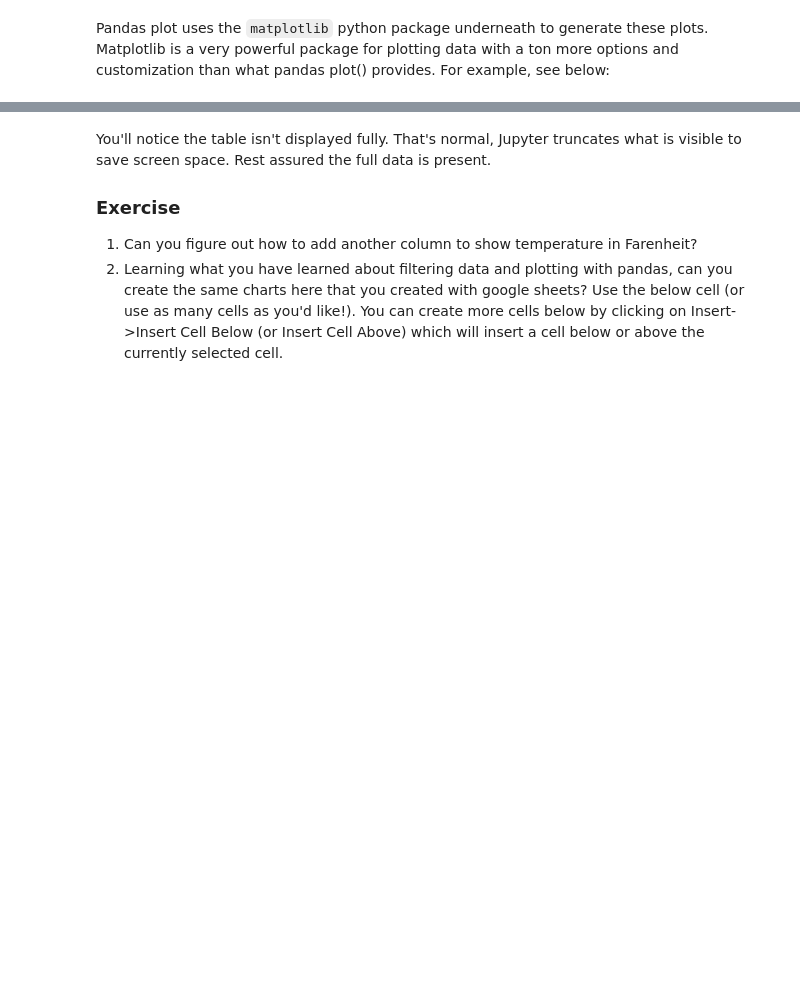
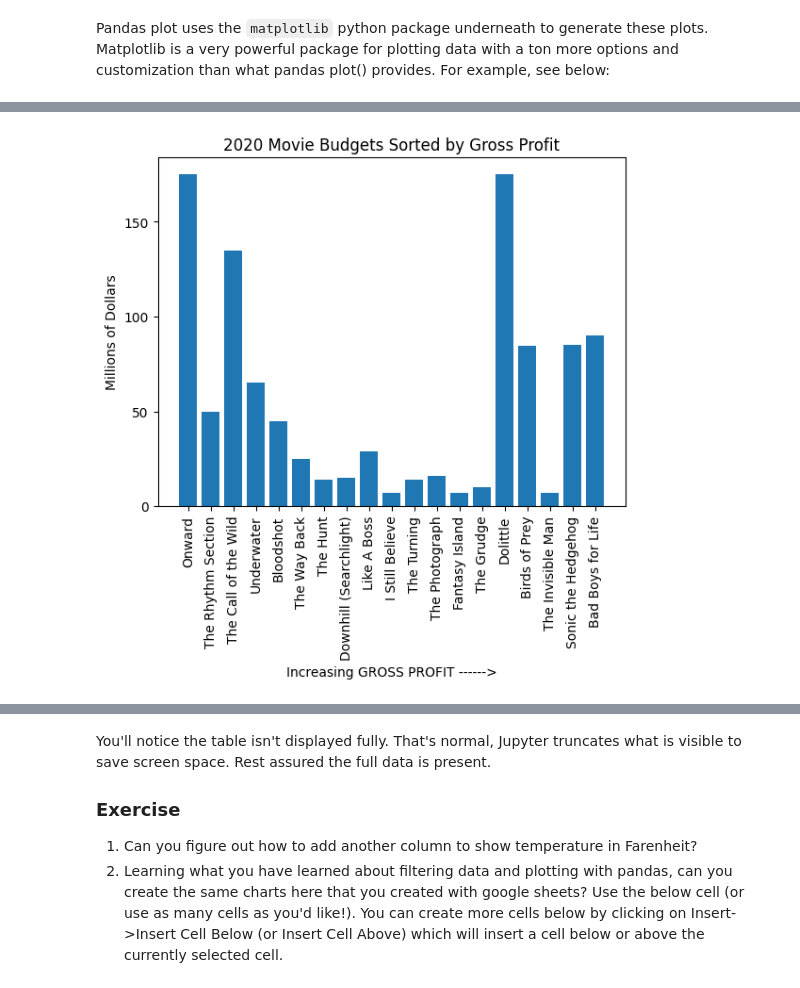
Before and after one commit to secondspass/power_outages_medically_vulnerable_populations, a Jupyter notebook: main.ipynb, the cells around one changed output, grey strips where cells are left out. Cells and saved outputs as stored; diff of their text form; code cells hidden in the pictures; blank space fills up the shorter version.

```diff
--- a/main.ipynb
+++ b/main.ipynb
@@ -223,0 +292,8 @@ Now lets practice loading up our actual datasets and generating plots. Similar t
+# %%
+# add a new column to the DataFrame that calculates the revenue (BOX OFFICE - BUDGET)
+df_sorted['GROSS PROFIT'] = df_sorted['BOX OFFICE'] - df_sorted['BUDGET']
+
+# Resort the data by Gross Profit.
+
+df_sorted2 = df_sorted.sort_values(by='GROSS PROFIT')
+df_sorted2
@@ -223,0 +318,16 @@ Now lets practice loading up our actual datasets and generating plots. Similar t
+# %%
+#Now plot the data by movie name and budget/
+plt.yticks([0, 50000000, 100000000, 150000000, 200000000], ['0', '50', '100', '150', '200']);
+# add y label for millions of dollars
+plt.ylabel('Millions of Dollars');
+plt.xlabel('Increasing GROSS PROFIT ------>');
+# add a title to the top of the graph
+plt.title('2020 Movie Budgets Sorted by Gross Profit');
+# rotate x axis labels 90 degrees
+plt.xticks(rotation=90);
+
+plt.bar(df_sorted2['MOVIE'], df_sorted2['BUDGET']);
+
+#would be good to add a coloration across the X-axis that maps to sort ranges for Gross Profit)
+# %% [output]
+[figure, added]
```
Also changed, not shown: parts of 46 cells of this notebook.
